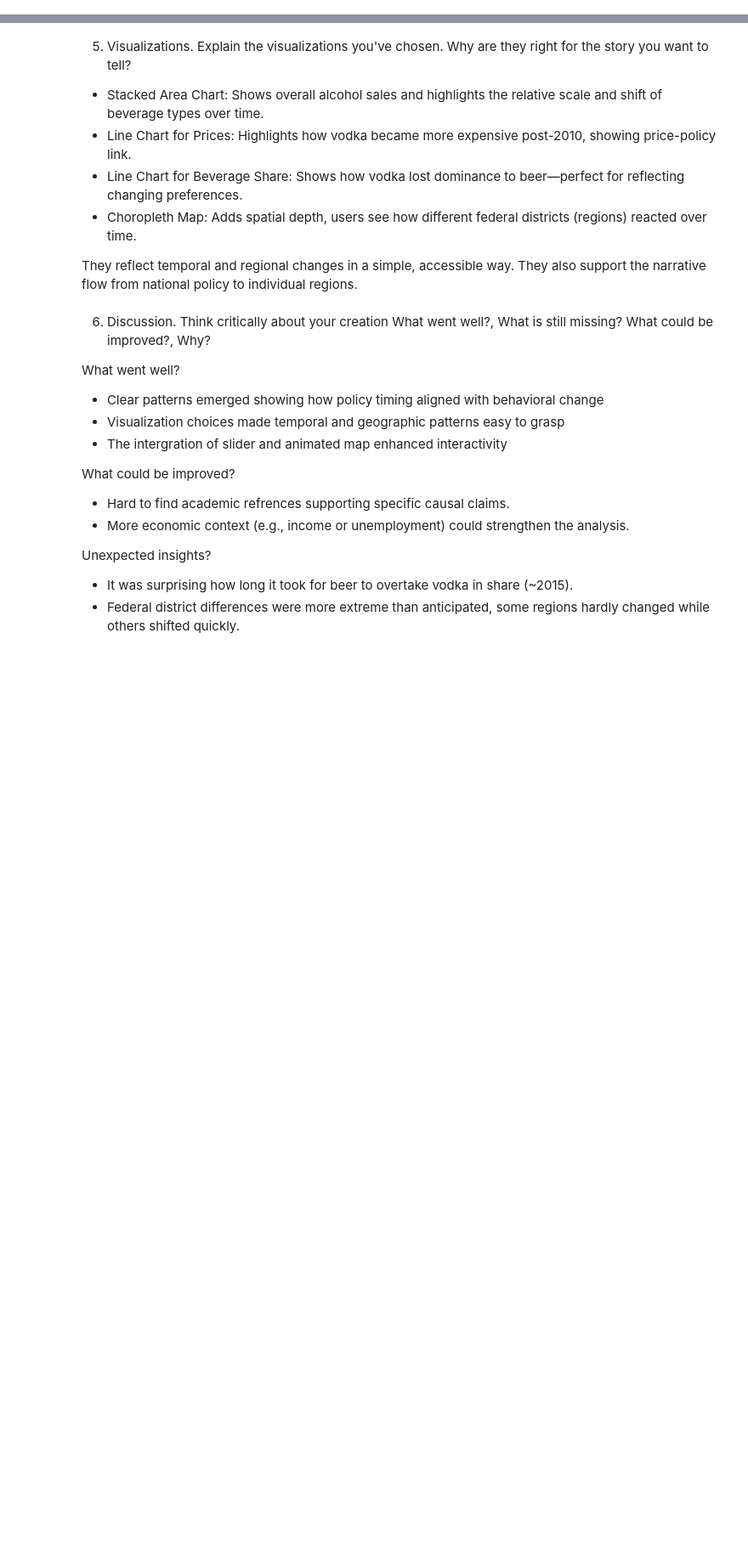
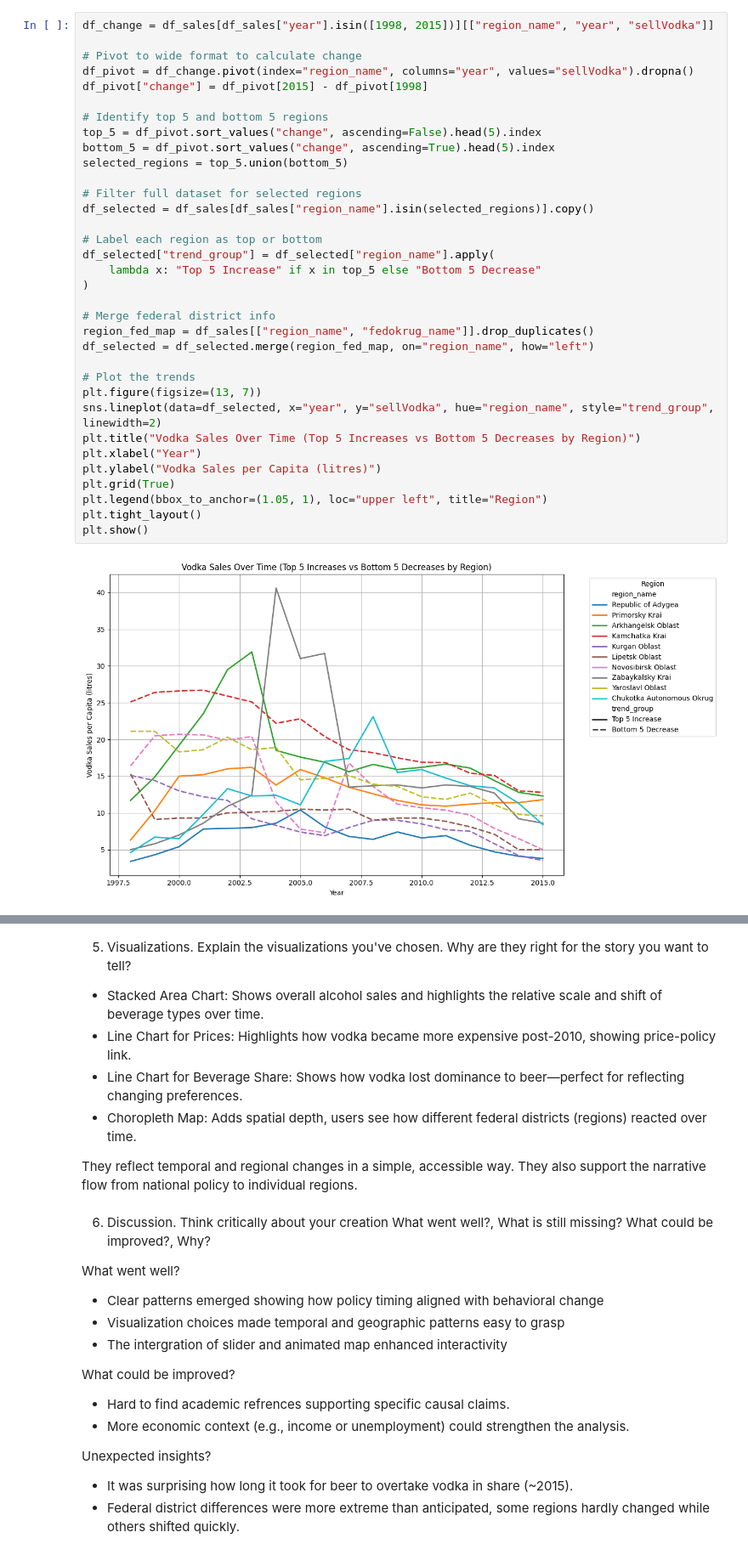
Before and after one commit to ahp9/ahp9.github.io, a Jupyter notebook: explainer_notebook-astrid.ipynb, the cells around one changed output, grey strips where cells are left out. Shown at 85% size. Saved outputs shown, nothing was run; the diff lists cells and outputs as text; blank space fills up the shorter version.

```diff
--- a/explainer_notebook-astrid.ipynb
+++ b/explainer_notebook-astrid.ipynb
@@ -139,3 +215,39 @@ If relevant, talk about your machine-learning.
+# %%
+df_change = df_sales[df_sales["year"].isin([1998, 2015])][["region_name", "year", "sellVodka"]]
+
+# Pivot to wide format to calculate change
+df_pivot = df_change.pivot(index="region_name", columns="year", values="sellVodka").dropna()
+df_pivot["change"] = df_pivot[2015] - df_pivot[1998]
+
+# Identify top 5 and bottom 5 regions
+top_5 = df_pivot.sort_values("change", ascending=False).head(5).index
+bottom_5 = df_pivot.sort_values("change", ascending=True).head(5).index
+selected_regions = top_5.union(bottom_5)
+
+# Filter full dataset for selected regions
+df_selected = df_sales[df_sales["region_name"].isin(selected_regions)].copy()
+
+# Label each region as top or bottom
+df_selected["trend_group"] = df_selected["region_name"].apply(
+    lambda x: "Top 5 Increase" if x in top_5 else "Bottom 5 Decrease"
+)
+
+# Merge federal district info
+region_fed_map = df_sales[["region_name", "fedokrug_name"]].drop_duplicates()
+df_selected = df_selected.merge(region_fed_map, on="region_name", how="left")
+
+# Plot the trends
+plt.figure(figsize=(13, 7))
+sns.lineplot(data=df_selected, x="year", y="sellVodka", hue="region_name", style="trend_group", linewidth=2)
+plt.title("Vodka Sales Over Time (Top 5 Increases vs Bottom 5 Decreases by Region)")
+plt.xlabel("Year")
+plt.ylabel("Vodka Sales per Capita (litres)")
+plt.grid(True)
+plt.legend(bbox_to_anchor=(1.05, 1), loc="upper left", title="Region")
+plt.tight_layout()
+plt.show()
+# %% [output]
+[figure, added]
 # %% [markdown]
 4. Genre. Which genre of data story did you use?
 Which tools did you use from each of the 3 categories of Visual Narrative (Figure 7 in Segal and Heer). Why?
```
Also changed, not shown: parts of 15 cells of this notebook, 2 other files.
